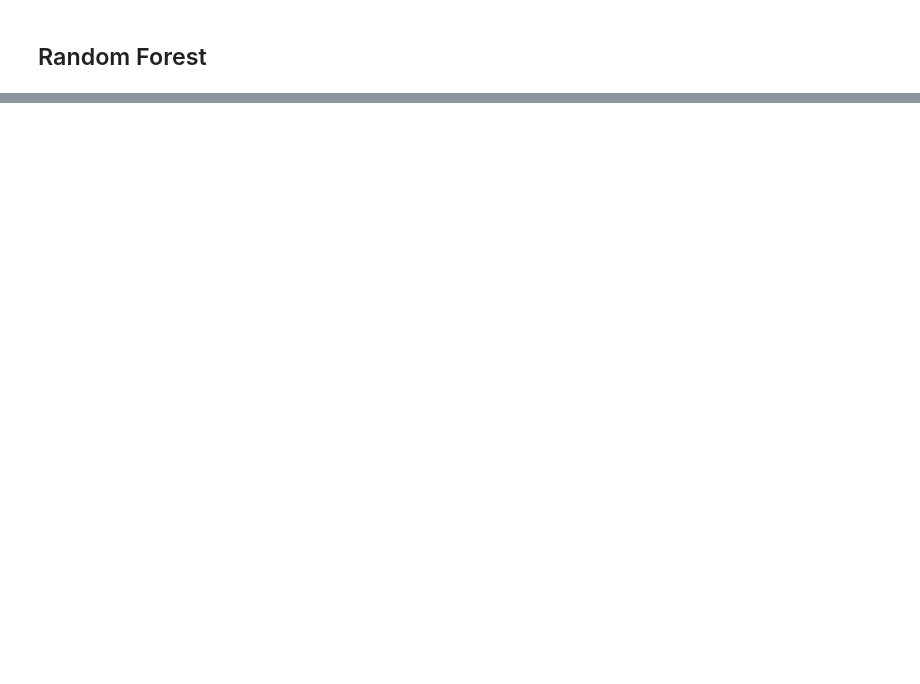
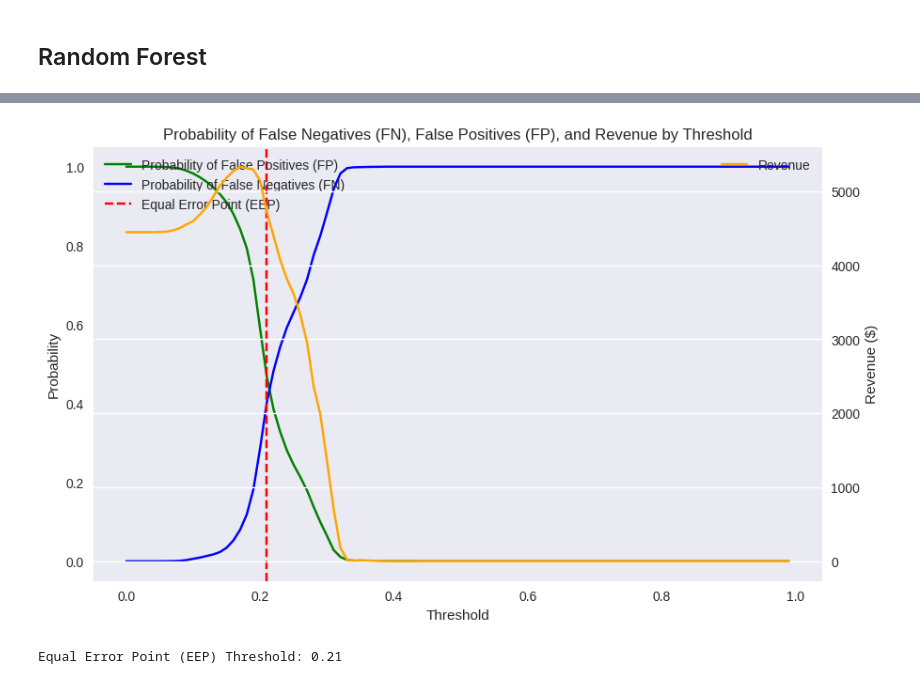
Before and after one commit to TheGooseGuy/Insurance-Product-Prediction, a Jupyter notebook: Data-preprocessing.ipynb, the cells around one changed output, grey strips where cells are left out. Saved outputs shown, nothing was run; the diff lists cells and outputs as text; code cells hidden in the pictures; blank space fills up the shorter version.

```diff
--- a/Data-preprocessing.ipynb
+++ b/Data-preprocessing.ipynb
@@ -1354,11 +1285,8 @@ param_grid = {
     'min_samples_leaf': [1, 2, 4]
 }
 
-# Create a Random Forest classifier
-rf_model = RandomForestClassifier(random_state=42)
-
 # Create a RandomizedSearchCV object
-random_search = RandomizedSearchCV(estimator=rf_model, param_distributions=param_grid, n_iter=10, cv=5, scoring='accuracy', n_jobs=-1, random_state=42)
+random_search = RandomizedSearchCV(estimator=rfi_model, param_distributions=param_grid, n_iter=10, cv=5, scoring='accuracy', n_jobs=-1, random_state=42)
 
 # Fit the RandomizedSearchCV object to the training data
 random_search.fit(X_train, y_train)
@@ -1487,12 +1308,0 @@ Number of components: 189
-# %%
-# Split the PCA data
-X_train_pca, X_test_pca, y_train, y_test = train_test_split(X_pca, y, test_size=0.2, random_state=42)
-
-# Train and evaluate
-rf_model_pca = RandomForestClassifier(random_state=42)
-rf_model_pca.fit(X_train_pca, y_train)
-y_pred = rf_model_pca.predict(X_test_pca)
-
-# Check accuracy
-accuracy = accuracy_score(y_test, y_pred)
-print("Accuracy with PCA features:", accuracy)
@@ -1523,0 +1311,62 @@ plt.show()
+# %%
+import numpy as np
+import matplotlib.pyplot as plt
+from sklearn.metrics import confusion_matrix
+
+# Predict probabilities for the positive class
+y_probs = best_rf_model.predict_proba(X_test)[:, 1]
+
+# Define a range of thresholds
+thresholds = np.arange(0.0, 1.0, 0.01)
+false_positive_rates = []
+false_negative_rates = []
+revenues = []
+
+# Calculate FPR, FNR, and revenue for each threshold
+for threshold in thresholds:
+    y_pred = (y_probs >= threshold).astype(int)
+
+    # Calculate confusion matrix components
+    tn, fp, fn, tp = confusion_matrix(y_test[:len(y_pred)], y_pred).ravel()
+
+    # Calculate false positive rate and false negative rate
+    fpr = fp / (fp + tn) if (fp + tn) > 0 else 0
+    fnr = fn / (fn + tp) if (fn + tp) > 0 else 0
+
+    # Append FPR and FNR to lists
+    false_positive_rates.append(fpr)
+    false_negative_rates.append(fnr)
+
+    # Calculate revenue: (5.5 * True Positives) - (1 * Predicted Positives)
+    revenue = (5.5 * tp) - (1 * (tp + fp))
+    revenues.append(revenue)
+
+# Plotting FPR and FNR against thresholds
+fig, ax1 = plt.subplots(figsize=(10, 6))
+
+# Plot false positive and false negative rates
+ax1.plot(thresholds, false_positive_rates, label="Probability of False Positives (FP)", color="green")
+ax1.plot(thresholds, false_negative_rates, label="Probability of False Negatives (FN)", color="blue")
+ax1.set_xlabel("Threshold")
+ax1.set_ylabel("Probability")
+ax1.set_title("Probability of False Negatives (FN), False Positives (FP), and Revenue by Threshold")
+ax1.grid()
+ax1.legend(loc="upper left")
+
+# Plot revenue on a secondary y-axis
+ax2 = ax1.twinx()
+ax2.plot(thresholds, revenues, label="Revenue", color="orange")
+ax2.set_ylabel("Revenue ($)")
+ax2.legend(loc="upper right")
+
+# Mark the Equal Error Point (EEP) where FP and FN rates intersect
+equal_error_point = thresholds[np.argmin(np.abs(np.array(false_positive_rates) - np.array(false_negative_rates)))]
+ax1.axvline(equal_error_point, color="red", linestyle="--", label="Equal Error Point (EEP)")
+ax1.legend(loc="upper left")
+
+plt.show()
+
+print(f"Equal Error Point (EEP) Threshold: {equal_error_point}")
+# %% [output]
+[figure, added]
+Equal Error Point (EEP) Threshold: 0.21
```
Also changed, not shown: parts of 42 cells of this notebook.
